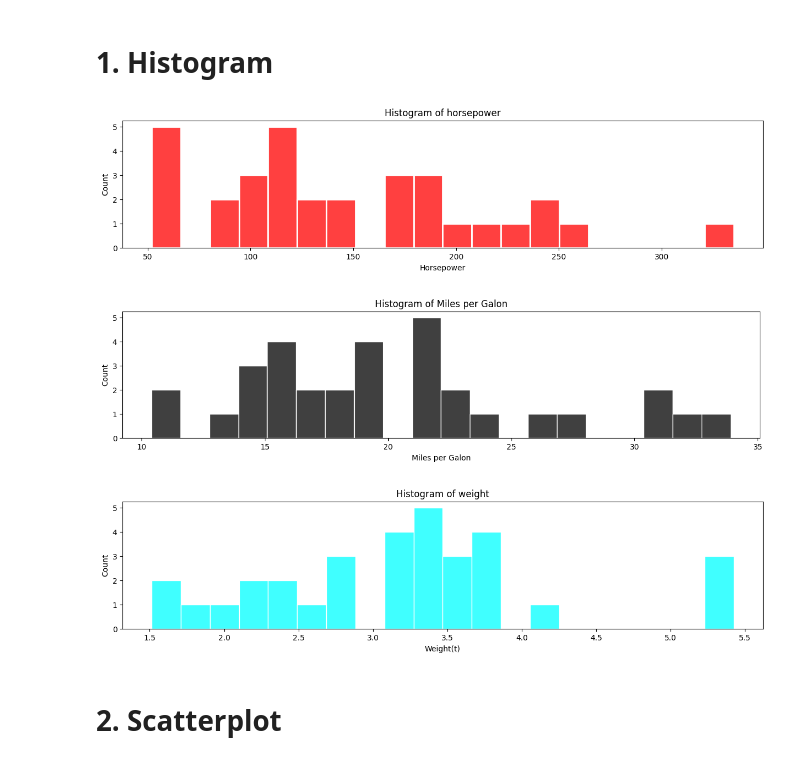
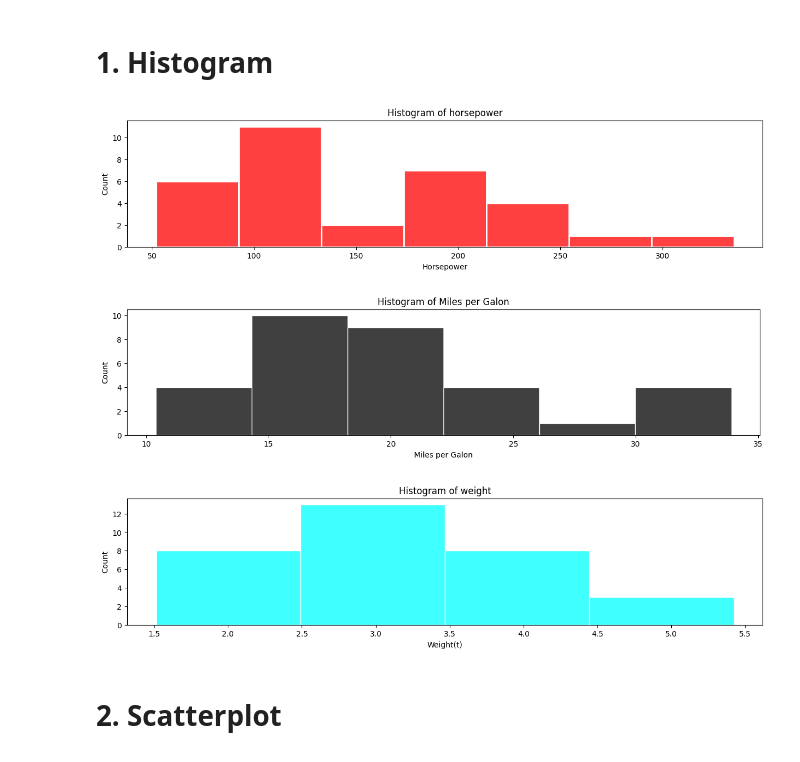
Before and after one commit to ulricht01/HDMS-0208, a Jupyter notebook: cv_1.ipynb, the cells around one changed output. Drawn from its saved outputs; the diff is of its cells as text; code cells hidden in the pictures.

```diff
--- a/cv_1.ipynb
+++ b/cv_1.ipynb
@@ -9,29 +9,29 @@ cars = pyd.data('mtcars')
 # %%
 
 
 plt.figure(figsize=(15, 3))
-sns.histplot(data=cars['hp'], bins = 20, color='red', linewidth=2, edgecolor="white")
+sns.histplot(data=cars['hp'], bins = 7, color='red', linewidth=2, edgecolor="white")
 plt.ylabel("Count")
 plt.xlabel("Horsepower")
 plt.title("Histogram of horsepower")
 plt.show()
 
 plt.figure(figsize=(15, 3))
-sns.histplot(data=cars['mpg'], bins= 20, color='black', edgecolor="white")
+sns.histplot(data=cars['mpg'], binwidth=4, color='black', edgecolor="white")
 plt.ylabel("Count")
 plt.xlabel("Miles per Galon")
 plt.title("Histogram of Miles per Galon")
 
 plt.figure(figsize=(15, 3))
-sns.histplot(data=cars['wt'], bins = 20, color='cyan', edgecolor='white')
+sns.histplot(data=cars['wt'], binwidth=1, color='cyan', edgecolor='white')
 plt.ylabel("Count")
 plt.xlabel("Weight(t)")
 plt.title("Histogram of weight")
 plt.show()
 # %% [output]
-[figure, old version]
+[figure, new version]
-[figure, old version]
+[figure, new version]
-[figure, old version]
+[figure, new version]
 # %% [markdown]
 # 2. Scatterplot
 # %%
```
Also changed, not shown: 8 other files.
